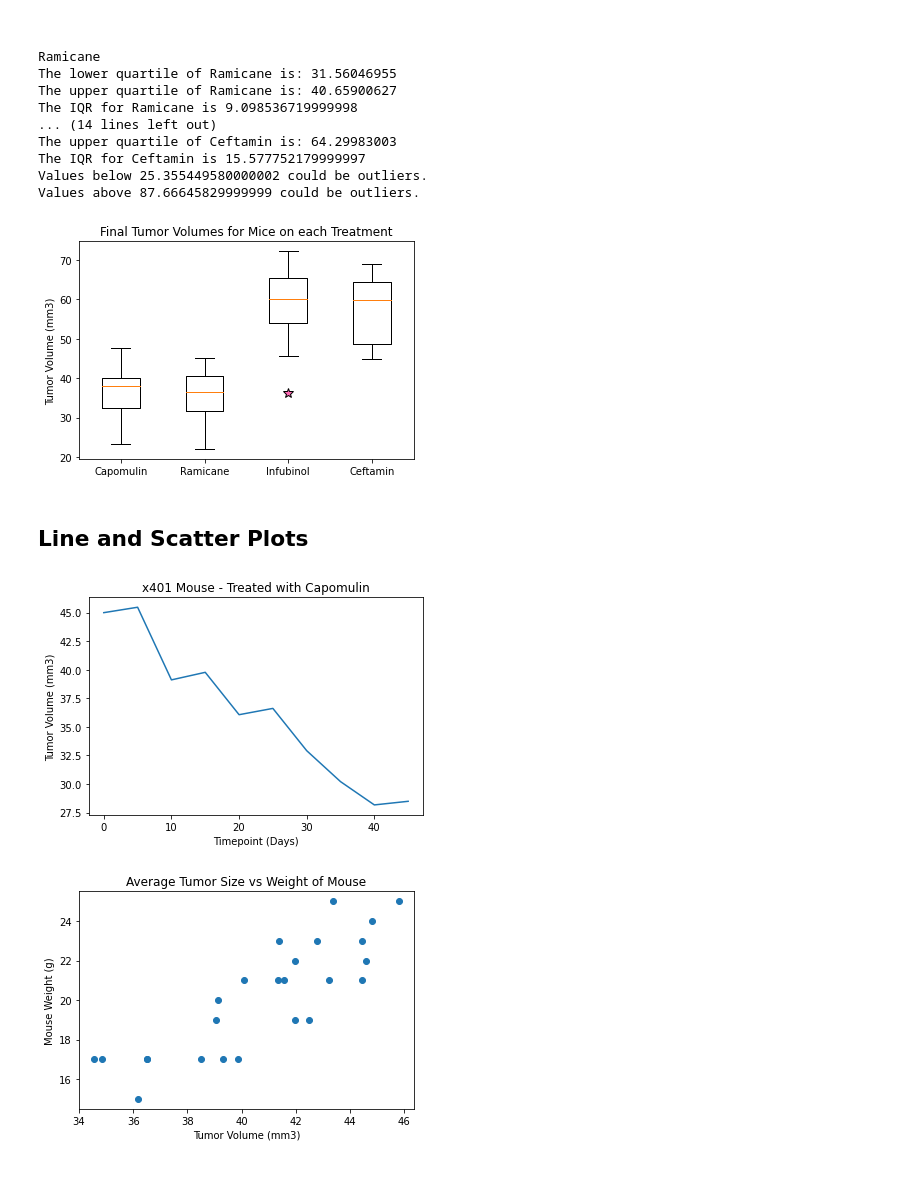
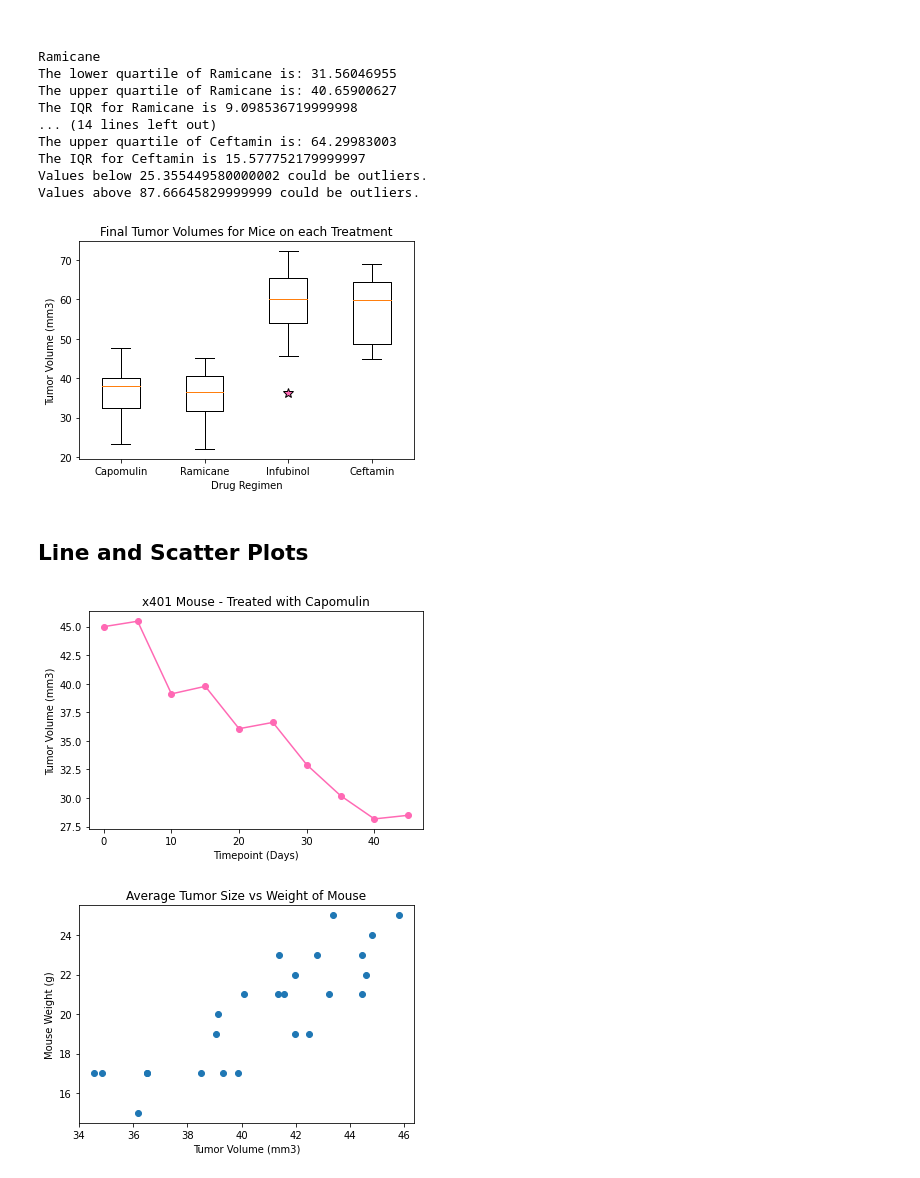
Before and after one commit to MorganMaciupa/The-Power-of-MatPlotLib, a Jupyter notebook: pymaceuticals_starter.ipynb, the cells around one changed output. Drawn from its saved outputs; the diff is of its cells as text; code cells hidden in the pictures.

Commit message:
final formatting for graphs

```diff
--- a/pymaceuticals_starter.ipynb
+++ b/pymaceuticals_starter.ipynb
@@ -256,16 +256,17 @@ Values above 87.66645829999999 could be outliers.
 # %%
 # Generate a box plot of the final tumor volume of each mouse across four regimens of interest
 pink_star = dict(markerfacecolor='hotpink', marker='*', markersize='10')
 
 plt.boxplot(tumor_volume, flierprops=pink_star);
 plt.title('Final Tumor Volumes for Mice on each Treatment')
 plt.ylabel('Tumor Volume (mm3)')
+plt.xlabel('Drug Regimen')
 plt.xticks([1, 2, 3, 4], ['Capomulin', 'Ramicane', 'Infubinol', 'Ceftamin']);
 
 #Save the figure to images file
 plt.savefig("Images/BoxPlot_TumorVolumes.png")
 # %% [output]
-[figure, old version]
+[figure, new version]
 # %% [markdown]
 ## Line and Scatter Plots
 # %%
@@ -279,7 +280,7 @@ x401 = capomulin.loc[capomulin['Mouse ID'] == 'x401']
 x401
 
 #Plot the timepoint vs tumor volume
-plt.plot(x401["Timepoint"], x401["Tumor Volume (mm3)"]);
+plt.plot(x401["Timepoint"], x401["Tumor Volume (mm3)"], marker='o', color='hotpink');
 plt.title("x401 Mouse - Treated with Capomulin")
 plt.xlabel("Timepoint (Days)")
 plt.ylabel("Tumor Volume (mm3)");
@@ -287,7 +288,7 @@ plt.ylabel("Tumor Volume (mm3)");
 #Save the figure to images file
 plt.savefig("Images/PyPlot_Mousex401_LineGraph.png")
 # %% [output]
-[figure, old version]
+[figure, new version]
 # %%
 # Generate a scatter plot of mouse weight versus average tumor volume for the Capomulin regimen
 
```
Also changed, not shown: 2 other files.
